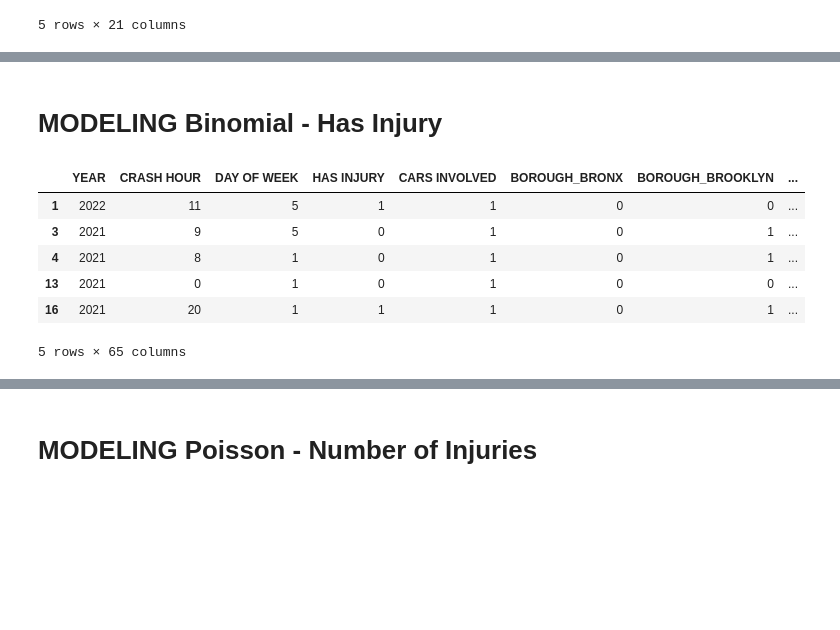
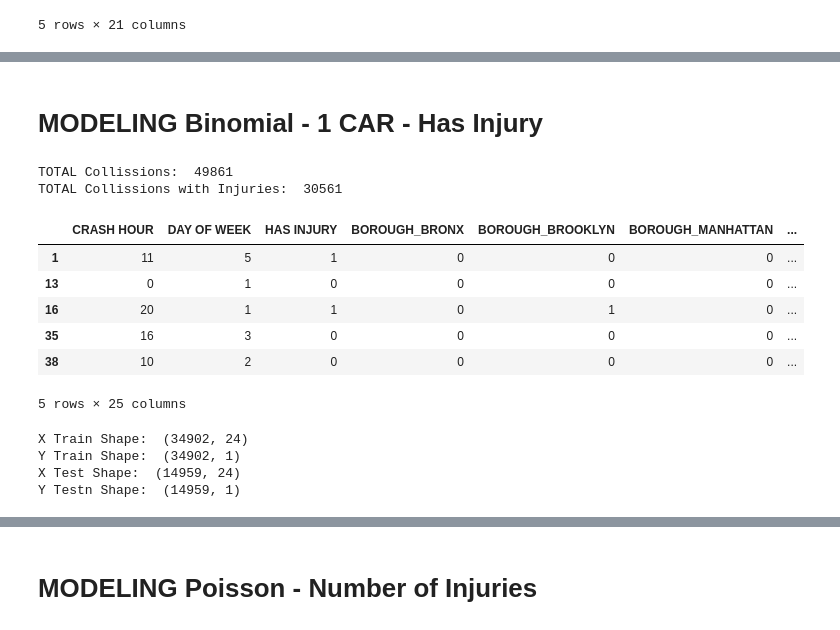
Before and after one commit to NedKost/MS-AAI-500-Team-Project, a Jupyter notebook: Ned/Model Building.ipynb, the cells around one changed output, grey strips where cells are left out. Saved outputs shown, nothing was run; the diff lists cells and outputs as text; code cells hidden in the pictures; blank space fills up the shorter version.

Commit message:
Checkin of Models and Modifications to Data Analysis
Logistical Regression Models for all independent variables with decent AUC

```diff
--- a/Ned/Model Building.ipynb
+++ b/Ned/Model Building.ipynb
@@ -83,0 +305,26 @@ mvc_df.head()
+# %%
+# Create X - assign independent variables, dependent variable, respectively
+x = binomial_data_injury.loc[:, binomial_data_injury.columns != 'HAS FATALITY']
+
+# Create Y - define the target
+y = pd.DataFrame(binomial_data_injury['HAS FATALITY'])
+
+# Split Data into Test and Train
+x_train, x_test, y_train, y_test = train_test_split(x, y, test_size=0.3, random_state=42)
+
+#x_train = sm.add_constant(x_train)
+glm_binom_model = sm.GLM(y_train, x_train, family=sm.families.Binomial(link=sm.families.links.logit())).fit()
+print(glm_binom_model.summary())
+
+#use model to predict probability that given y value is 1
+y_predict = glm_binom_model.predict(x_test)
+
+#calculate AUC of model
+auc = roc_auc_score(y_test, y_predict)
+
+#print AUC score
+print('(AUC) GLM Logistic Regression: %.4f' % auc)
+# .50 WITH Burough, Cars Involved, Crash Hour, Day of Week, Cause Category, Vehicle Category
+# .722 WITH OUT Vehicle Codes
+# .727 WITH OUT Burough AND vehicle codes
+# .66 WITH only Cars Invovled, Crash Hour, Day of Week
@@ -89,5 +356,5 @@ mvc_1_car.drop(['CRASH DATE','CRASH TIME','CONTRIBUTING FACTOR VEHICLE 2', 'CONT
 mvc_1_car['CONTRIBUTING FACTOR VEHICLE 1'].fillna('Unspecified', inplace=True)
 mvc_1_car['VEHICLE TYPE CODE 1'].fillna('Unspecified', inplace=True)
 
-# DO WE DROP UNSPECIFIED??
-mvc_1_car['CONTRIBUTING FACTOR VEHICLE 1'].value_counts()
+mvc_1_car['CAUSE CATEGORY'] = mvc_1_car['CONTRIBUTING FACTOR VEHICLE 1'].apply(lambda x: map_to_category(x, causation_mapping_df, 'Causation Factor'))
+mvc_1_car['VEHICLE CATEGORY'] = mvc_1_car['VEHICLE TYPE CODE 1'].apply(lambda x:map_to_category(x.lower(), vechicle_mapping_df, 'Vehicle Type'))
@@ -111,0 +361,4 @@ Name: CONTRIBUTING FACTOR VEHICLE 1, dtype: int64
+# %%
+# Drop Unknown Values from Cause Category and Vehicle Category to reduce noise in dataset
+mvc_1_car = mvc_1_car[mvc_1_car['CAUSE CATEGORY'] != 'Unknown']
+mvc_1_car = mvc_1_car[mvc_1_car['VEHICLE CATEGORY'] != 'Unknown']
@@ -153,15 +420,37 @@ mvc_3_car.head()
 # %% [markdown]
-# MODELING Binomial - Has Injury
+# MODELING Binomial - 1 CAR - Has Injury
 # %%
 binomial_data_injury = mvc_1_car.copy()
-binomial_data_injury = pd.get_dummies(binomial_data_injury, columns = ['BOROUGH', 'CONTRIBUTING FACTOR VEHICLE 1'])
-binomial_data_injury.drop(['VEHICLE TYPE CODE 1', 'NUMBER OF PERSONS INJURED', 'NUMBER OF PERSONS KILLED', 'HAS FATALITY'], axis=1, inplace=True)
+binomial_data_injury.drop(['YEAR', 'CARS INVOLVED', 'CONTRIBUTING FACTOR VEHICLE 1', 'VEHICLE TYPE CODE 1', 'NUMBER OF PERSONS INJURED', 'NUMBER OF PERSONS KILLED', 'CARS INVOLVED', 'HAS FATALITY'], axis=1, inplace = True)
+binomial_data_injury = pd.get_dummies(binomial_data_injury, columns = ['BOROUGH', 'CAUSE CATEGORY', 'VEHICLE CATEGORY'])
+
+print('TOTAL Collissions: ', len(binomial_data_injury))
+print('TOTAL Collissions with Injuries: ' , sum(binomial_data_injury['HAS INJURY']))
 binomial_data_injury.head()
 # %% [output]
+TOTAL Collissions:  49861
+TOTAL Collissions with Injuries:  30561
-|  | YEAR | CRASH HOUR | DAY OF WEEK | HAS INJURY | CARS INVOLVED | BOROUGH_BRONX | BOROUGH_BROOKLYN | ... |
-| 1 | 2022 | 11 | 5 | 1 | 1 | 0 | 0 | ... |
-| 3 | 2021 | 9 | 5 | 0 | 1 | 0 | 1 | ... |
-| 4 | 2021 | 8 | 1 | 0 | 1 | 0 | 1 | ... |
-| 13 | 2021 | 0 | 1 | 0 | 1 | 0 | 0 | ... |
-| 16 | 2021 | 20 | 1 | 1 | 1 | 0 | 1 | ... |
+|  | CRASH HOUR | DAY OF WEEK | HAS INJURY | BOROUGH_BRONX | BOROUGH_BROOKLYN | BOROUGH_MANHATTAN | ... |
+| 1 | 11 | 5 | 1 | 0 | 0 | 0 | ... |
+| 13 | 0 | 1 | 0 | 0 | 0 | 0 | ... |
+| 16 | 20 | 1 | 1 | 0 | 1 | 0 | ... |
+| 35 | 16 | 3 | 0 | 0 | 0 | 0 | ... |
+| 38 | 10 | 2 | 0 | 0 | 0 | 0 | ... |
-5 rows × 65 columns
+5 rows × 25 columns
+# %%
+# Create X - assign independent variables, dependent variable, respectively
+x = binomial_data_injury.loc[:, binomial_data_injury.columns != 'HAS INJURY']
+
+# define the target
+y = pd.DataFrame(binomial_data_injury['HAS INJURY'])
+
+x_train, x_test, y_train, y_test = train_test_split(x, y, test_size=0.3, random_state=42)
+print('X Train Shape: ', x_train.shape)
+print('Y Train Shape: ', y_train.shape)
+print('X Test Shape: ', x_test.shape)
+print('Y Testn Shape: ', y_test.shape)
+# %% [output]
+X Train Shape:  (34902, 24)
+Y Train Shape:  (34902, 1)
+X Test Shape:  (14959, 24)
+Y Testn Shape:  (14959, 1)
```
Also changed, not shown: parts of 35 cells of this notebook, 2 other files.
